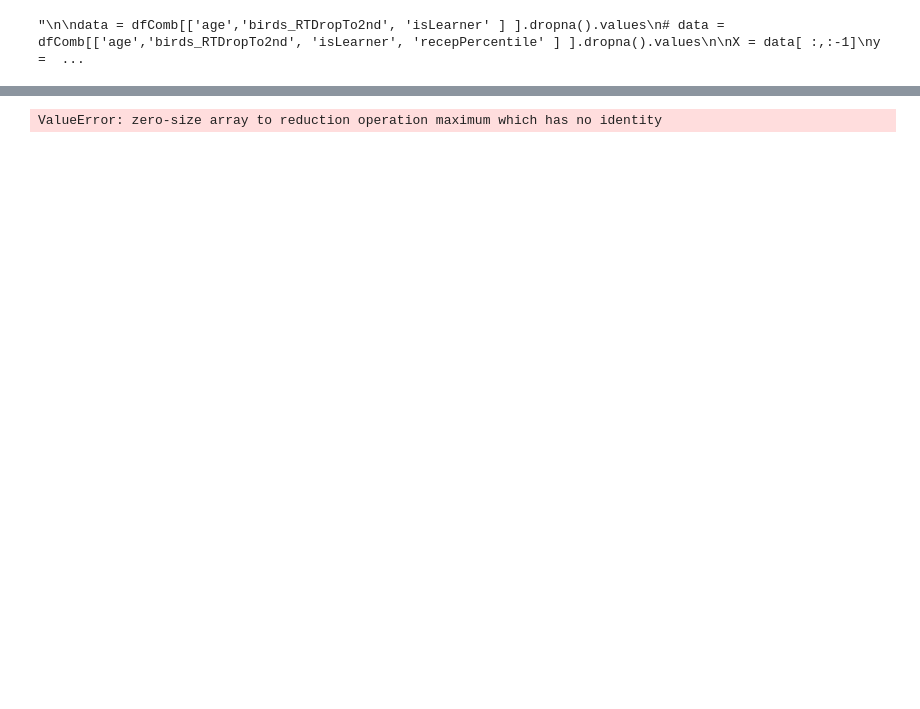
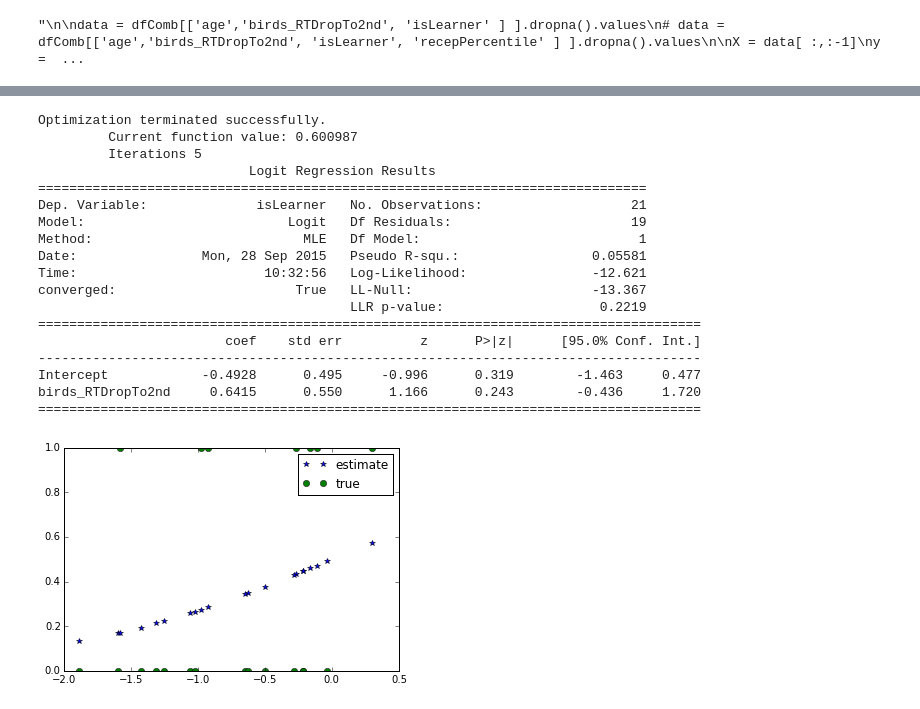
Before and after one commit to sriveravi/KARS, a Jupyter notebook: regressMeasures1b.ipynb, the cells around one changed output, grey strips where cells are left out. Cells and saved outputs as stored; diff of their text form; code cells hidden in the pictures; blank space fills up the shorter version.

```diff
--- a/regressMeasures1b.ipynb
+++ b/regressMeasures1b.ipynb
@@ -205,11 +180,29 @@ Index([u'subid', u'mem_respLatency', u'mem_propCorr', u'ageInMonths',
 # %%
 # do the model fitting and visualization
 # modelSpec = 'isLearner ~ age + recepPercentile + prodPercentile'
 
-# modelSpec = 'isLearner ~ birds_RTDropTo2nd '
-modelSpec = 'isLearner ~ AbsHF'
+modelSpec = 'isLearner ~ birds_RTDropTo2nd '
+# modelSpec = 'isLearner ~ AbsHF'
 
 
 fitAndShow( modelSpec, dfComb )
 # %% [output]
-ValueError: zero-size array to reduction operation maximum which has no identity
+Optimization terminated successfully.
+         Current function value: 0.600987
+         Iterations 5
+                           Logit Regression Results
+==============================================================================
+Dep. Variable:              isLearner   No. Observations:                   21
+Model:                          Logit   Df Residuals:                       19
+Method:                           MLE   Df Model:                            1
+Date:                Mon, 28 Sep 2015   Pseudo R-squ.:                 0.05581
+Time:                        10:32:56   Log-Likelihood:                -12.621
+converged:                       True   LL-Null:                       -13.367
+                                        LLR p-value:                    0.2219
+=====================================================================================
+                        coef    std err          z      P>|z|      [95.0% Conf. Int.]
+-------------------------------------------------------------------------------------
+Intercept            -0.4928      0.495     -0.996      0.319        -1.463     0.477
+birds_RTDropTo2nd     0.6415      0.550      1.166      0.243        -0.436     1.720
+=====================================================================================
+[figure, added]
```
Also changed, not shown: parts of 5 cells of this notebook, 5 other files.
